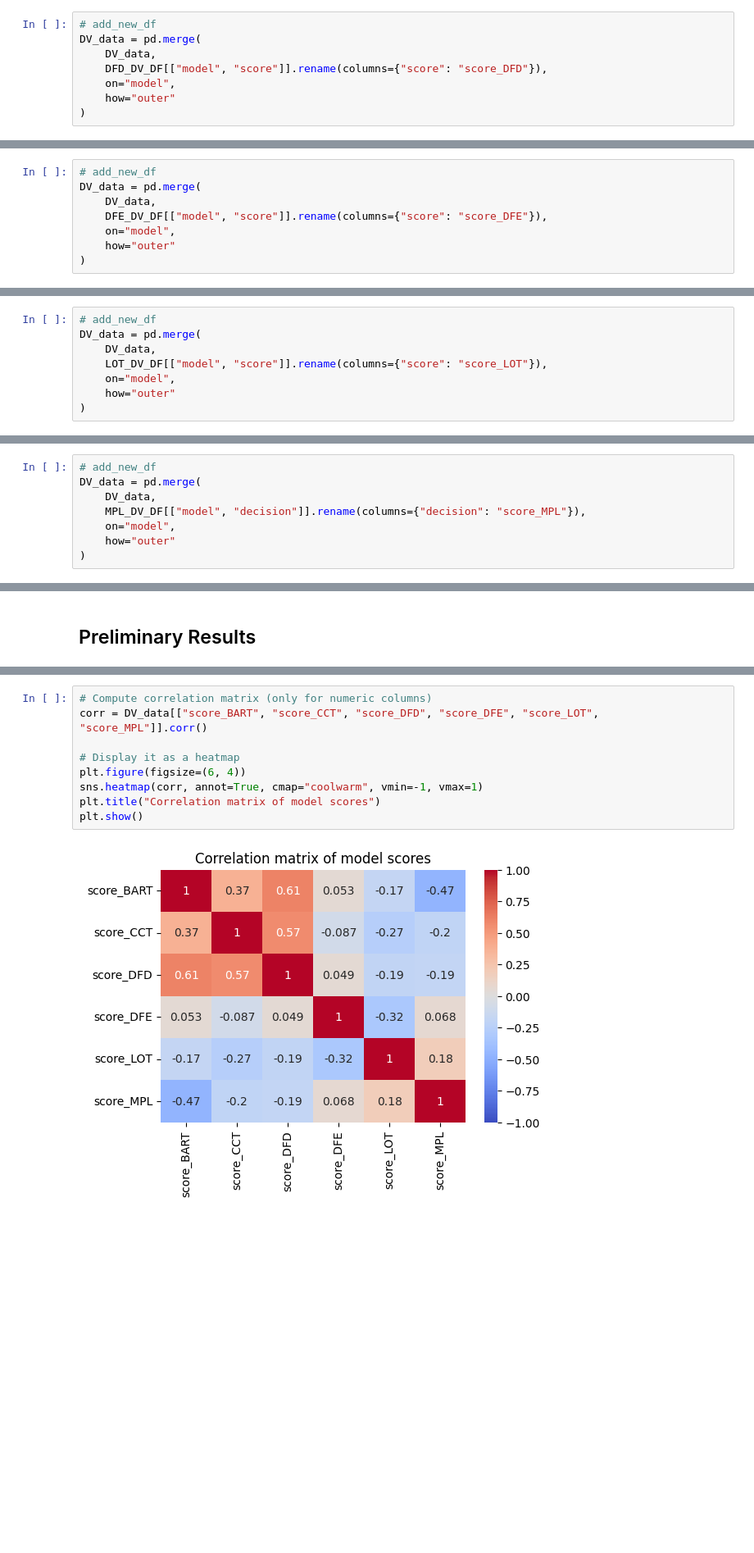
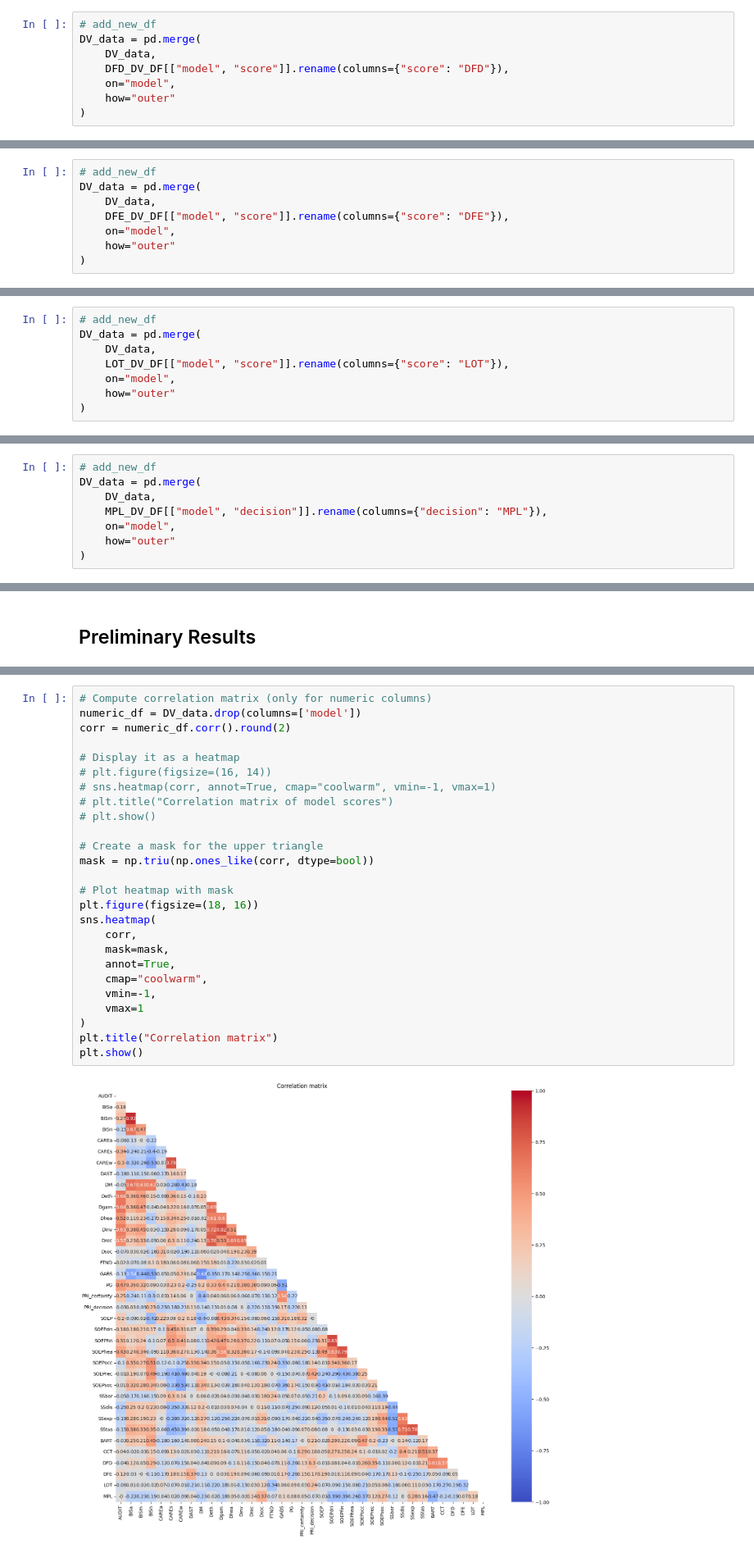
Before and after one commit to jelenameyer/GenInLLM, a Jupyter notebook: data_analysis/from_items_to_DV.ipynb, the cells around one changed output, grey strips where cells are left out. Shown at 82% size. Saved outputs shown, nothing was run; the diff lists cells and outputs as text; blank space fills up the shorter version.

Commit message:
first draft of DV leel correlation matrix

```diff
--- a/data_analysis/from_items_to_DV.ipynb
+++ b/data_analysis/from_items_to_DV.ipynb
@@ -109,7 +312,7 @@ DFD_DV_DF = DFD_SUB.groupby(["model"])["score"].mean().reset_index()
 # add_new_df
 DV_data = pd.merge(
     DV_data,
-    DFD_DV_DF[["model", "score"]].rename(columns={"score": "score_DFD"}),
+    DFD_DV_DF[["model", "score"]].rename(columns={"score": "DFD"}),
     on="model",
     how="outer"
 )
@@ -127,7 +330,7 @@ DFE_DV_DF = DFE_SUB.groupby(["model"])["score"].mean().reset_index()
 # add_new_df
 DV_data = pd.merge(
     DV_data,
-    DFE_DV_DF[["model", "score"]].rename(columns={"score": "score_DFE"}),
+    DFE_DV_DF[["model", "score"]].rename(columns={"score": "DFE"}),
     on="model",
     how="outer"
 )
@@ -143,7 +346,7 @@ LOT_DV_DF = LOT_SUB.groupby(["model"])["score"].mean().reset_index()
 # add_new_df
 DV_data = pd.merge(
     DV_data,
-    LOT_DV_DF[["model", "score"]].rename(columns={"score": "score_LOT"}),
+    LOT_DV_DF[["model", "score"]].rename(columns={"score": "LOT"}),
     on="model",
     how="outer"
 )
@@ -189,7 +392,7 @@ MPL_DV_DF = MPL_SUB_ROUND_1.groupby(["model"])["decision"].sum().reset_index()
 # add_new_df
 DV_data = pd.merge(
     DV_data,
-    MPL_DV_DF[["model", "decision"]].rename(columns={"decision": "score_MPL"}),
+    MPL_DV_DF[["model", "decision"]].rename(columns={"decision": "MPL"}),
     on="model",
     how="outer"
 )
@@ -220,11 +422,28 @@ DV_data
 # %%
 # Compute correlation matrix (only for numeric columns)
-corr = DV_data[["score_BART", "score_CCT", "score_DFD", "score_DFE", "score_LOT", "score_MPL"]].corr()
+numeric_df = DV_data.drop(columns=['model'])
+corr = numeric_df.corr().round(2)
 
 # Display it as a heatmap
-plt.figure(figsize=(6, 4))
-sns.heatmap(corr, annot=True, cmap="coolwarm", vmin=-1, vmax=1)
-plt.title("Correlation matrix of model scores")
+# plt.figure(figsize=(16, 14))
+# sns.heatmap(corr, annot=True, cmap="coolwarm", vmin=-1, vmax=1)
+# plt.title("Correlation matrix of model scores")
+# plt.show()
+
+# Create a mask for the upper triangle
+mask = np.triu(np.ones_like(corr, dtype=bool))
+
+# Plot heatmap with mask
+plt.figure(figsize=(18, 16))
+sns.heatmap(
+    corr,
+    mask=mask,
+    annot=True,
+    cmap="coolwarm",
+    vmin=-1,
+    vmax=1
+)
+plt.title("Correlation matrix")
 plt.show()
 # %% [output]
-[figure, old version]
+[figure, new version]
```
Also changed, not shown: parts of 33 cells of this notebook.
